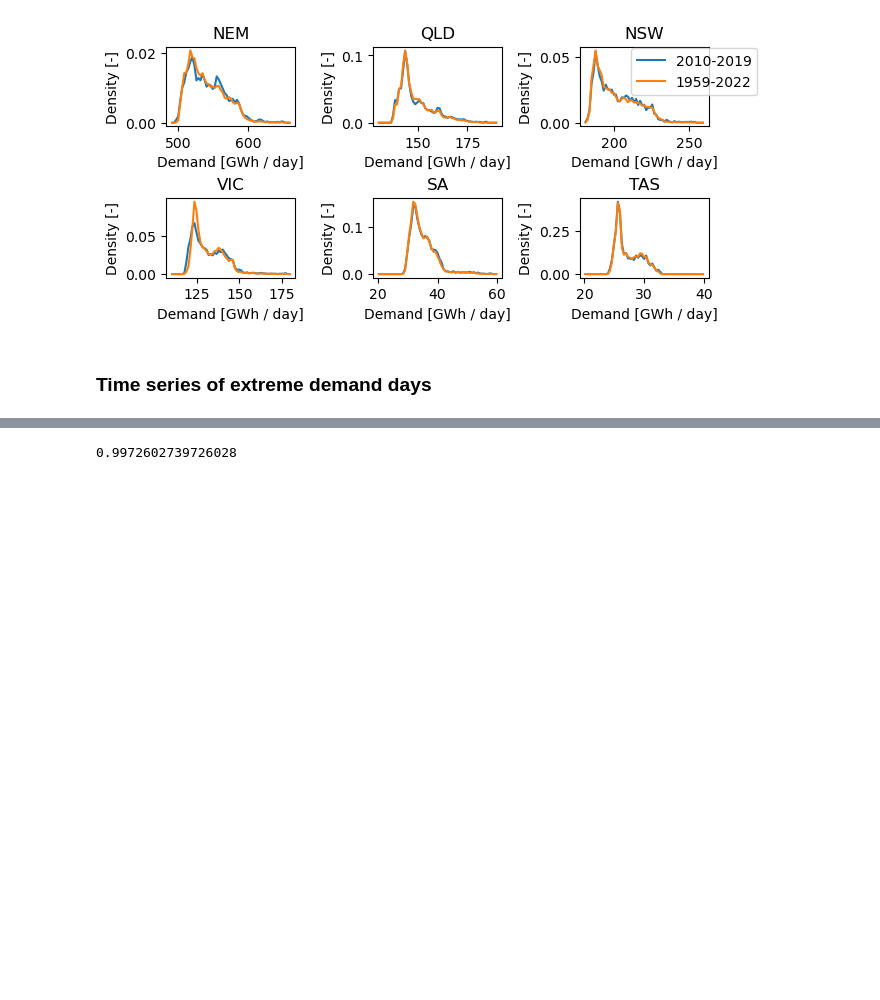
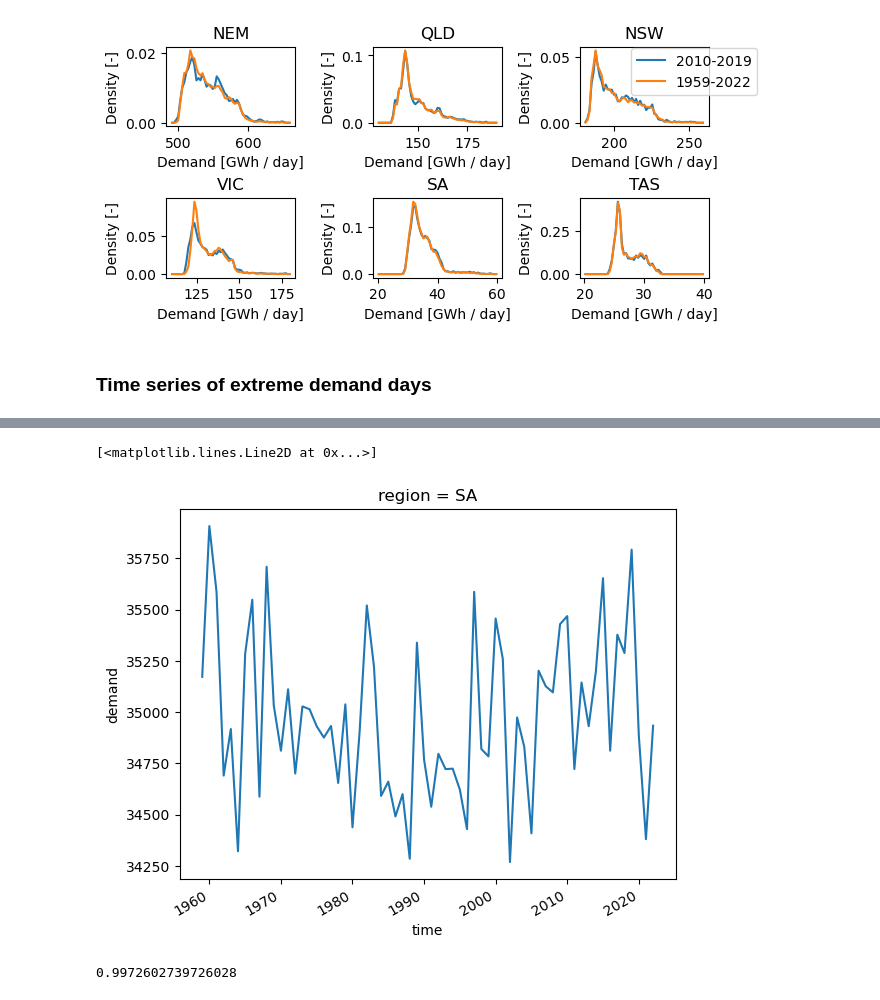
Before and after one commit to dougrichardson/demand_model, a Jupyter notebook: 17_analyse_detrended_NEM_ERA5.ipynb, the cells around one changed output, grey strips where cells are left out. Cells and saved outputs as stored; diff of their text form; code cells hidden in the pictures; blank space fills up the shorter version.

```diff
--- a/17_analyse_detrended_NEM_ERA5.ipynb
+++ b/17_analyse_detrended_NEM_ERA5.ipynb
@@ -426,3 +431,8 @@ demand = xr.concat(
+# %%
+demand.sel(region="SA").resample(time="1YS").mean().plot()
+# %% [output]
+[<matplotlib.lines.Line2D at 0x...>]
+[figure, added]
 # %%
 baseline = slice("1990", "2019")
 # %%
```
Also changed, not shown: parts of 3 cells of this notebook, 8 other files.
